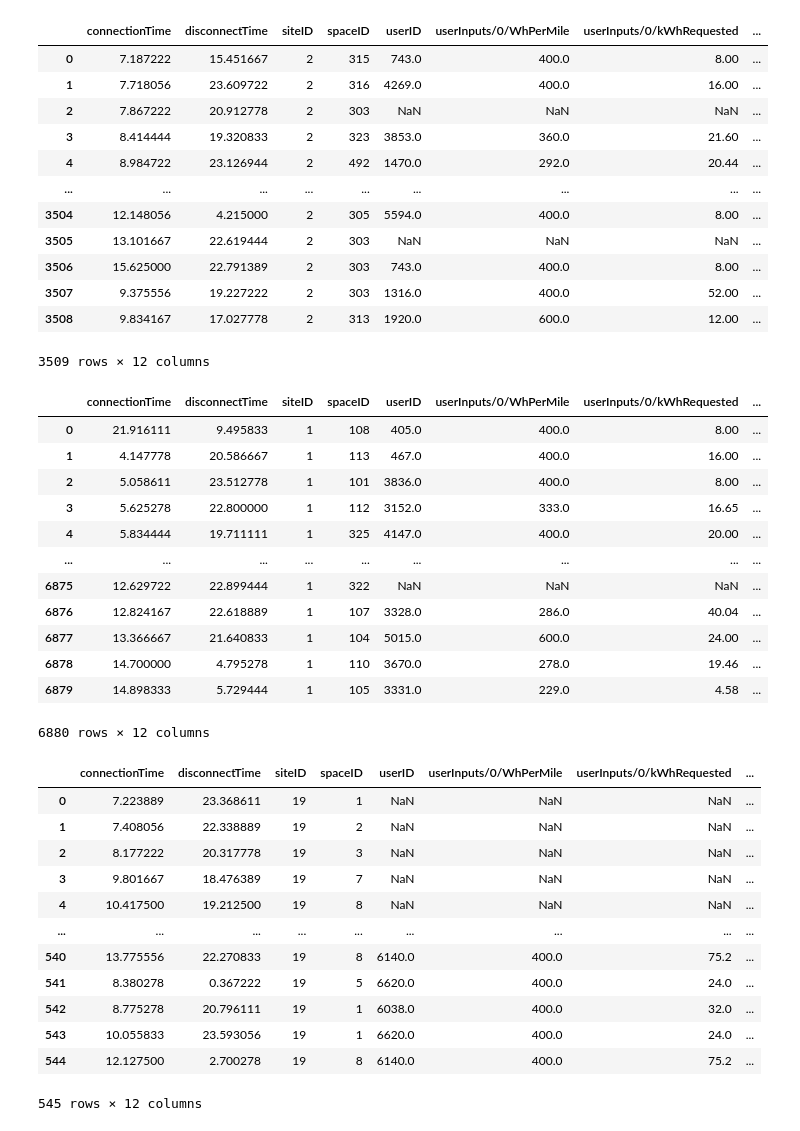
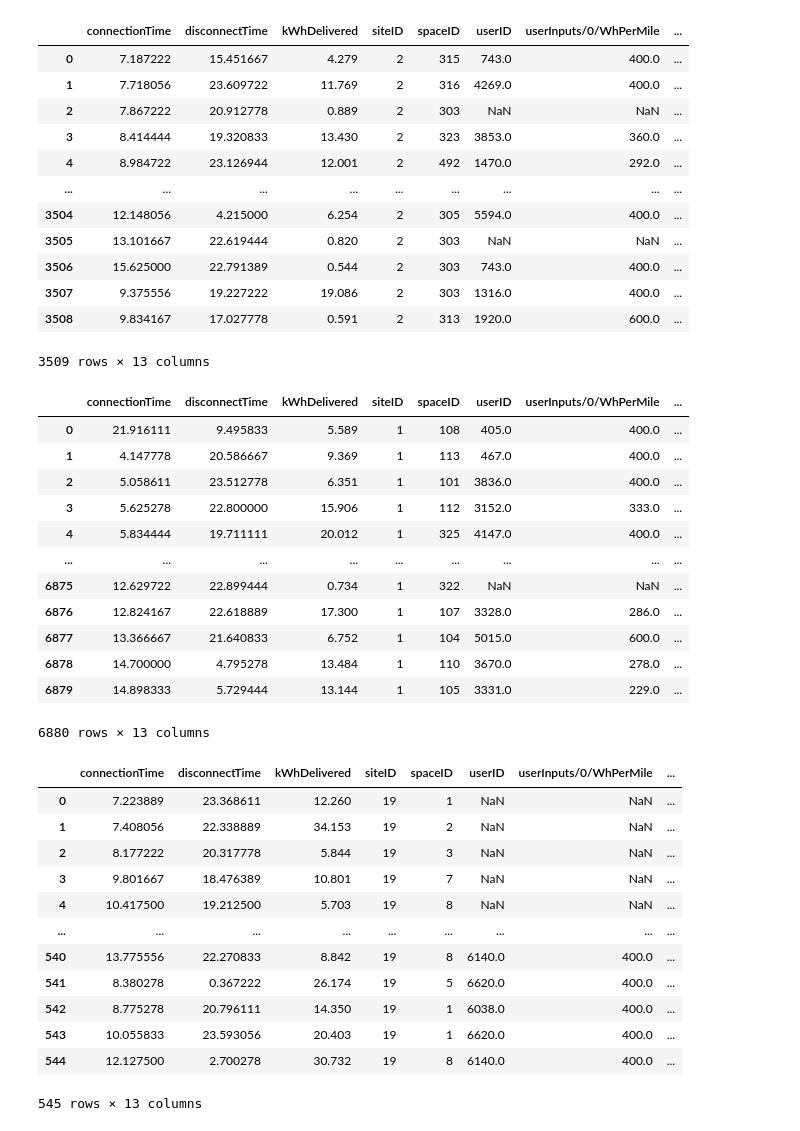
Before and after one commit to ThijsD-02/Machine-Learning-AI-Assignment-ME44312, a Jupyter notebook: regression and neural network notebook.ipynb, the cells around one changed output. Saved outputs shown, nothing was run; the diff lists cells and outputs as text; code cells hidden in the pictures.

```diff
--- a/regression and neural network notebook.ipynb
+++ b/regression and neural network notebook.ipynb
@@ -5,7 +5,7 @@ import pytz
 data = pd.read_csv("Data/acndata_sessions 2019_11 till 2020_5 caltech.csv")
 data.shape[1]
 df = data.drop(data.columns[19:93], axis=1)
-df = df.drop(df.columns[[0,1,4,5,6,9,10]], axis = 1)
+df = df.drop(df.columns[[0,1,4,6,9,10]], axis = 1)
 
 # Define time zones
 gmt_tz = pytz.timezone("GMT")  # UTC/GMT
@@ -40,25 +40,25 @@ display(df)
 
 df.to_csv('caltech_clean.csv')
 # %% [output]
-|  | connectionTime | disconnectTime | siteID | spaceID | userID | userInputs/0/WhPerMile | userInputs/0/kWhRequested | ... |
-| 0 | 7.187222 | 15.451667 | 2 | 315 | 743.0 | 400.0 | 8.00 | ... |
-| 1 | 7.718056 | 23.609722 | 2 | 316 | 4269.0 | 400.0 | 16.00 | ... |
-| 2 | 7.867222 | 20.912778 | 2 | 303 | NaN | NaN | NaN | ... |
-| 3 | 8.414444 | 19.320833 | 2 | 323 | 3853.0 | 360.0 | 21.60 | ... |
-| 4 | 8.984722 | 23.126944 | 2 | 492 | 1470.0 | 292.0 | 20.44 | ... |
+|  | connectionTime | disconnectTime | kWhDelivered | siteID | spaceID | userID | userInputs/0/WhPerMile | ... |
+| 0 | 7.187222 | 15.451667 | 4.279 | 2 | 315 | 743.0 | 400.0 | ... |
+| 1 | 7.718056 | 23.609722 | 11.769 | 2 | 316 | 4269.0 | 400.0 | ... |
+| 2 | 7.867222 | 20.912778 | 0.889 | 2 | 303 | NaN | NaN | ... |
+| 3 | 8.414444 | 19.320833 | 13.430 | 2 | 323 | 3853.0 | 360.0 | ... |
+| 4 | 8.984722 | 23.126944 | 12.001 | 2 | 492 | 1470.0 | 292.0 | ... |
 | ... | ... | ... | ... | ... | ... | ... | ... | ... |
-| 3504 | 12.148056 | 4.215000 | 2 | 305 | 5594.0 | 400.0 | 8.00 | ... |
-| 3505 | 13.101667 | 22.619444 | 2 | 303 | NaN | NaN | NaN | ... |
-| 3506 | 15.625000 | 22.791389 | 2 | 303 | 743.0 | 400.0 | 8.00 | ... |
-| 3507 | 9.375556 | 19.227222 | 2 | 303 | 1316.0 | 400.0 | 52.00 | ... |
-| 3508 | 9.834167 | 17.027778 | 2 | 313 | 1920.0 | 600.0 | 12.00 | ... |
+| 3504 | 12.148056 | 4.215000 | 6.254 | 2 | 305 | 5594.0 | 400.0 | ... |
+| 3505 | 13.101667 | 22.619444 | 0.820 | 2 | 303 | NaN | NaN | ... |
+| 3506 | 15.625000 | 22.791389 | 0.544 | 2 | 303 | 743.0 | 400.0 | ... |
+| 3507 | 9.375556 | 19.227222 | 19.086 | 2 | 303 | 1316.0 | 400.0 | ... |
+| 3508 | 9.834167 | 17.027778 | 0.591 | 2 | 313 | 1920.0 | 600.0 | ... |
-3509 rows × 12 columns
+3509 rows × 13 columns
 # %%
 data = pd.read_csv("Data/acndata_sessions 2019_11 till 2020_5 jpl.csv")
 #display(data)
 data.shape[1]
 df = data.drop(data.columns[19:189], axis=1)
-df = df.drop(df.columns[[0,1,4,5,6,9,10]], axis = 1)
+df = df.drop(df.columns[[0,1,4,6,9,10]], axis = 1)
 
 # Define time zones
 gmt_tz = pytz.timezone("GMT")  # UTC/GMT
@@ -67,53 +67,53 @@ pacific_tz = pytz.timezone("America/Los_Angeles")  # PST/PDT
 # Convert relevant datetime columns
 time_columns = ["connectionTime", "userInputs/0/modifiedAt", "userInputs/0/requestedDeparture"]  # Adjust based on your dataset
 
 for col in time_columns:
     df[col] = pd.to_datetime(df[col], errors="coerce")  # Convert to datetime
     df[col] = df[col].dt.tz_localize(gmt_tz, ambiguous="NaT", nonexistent="NaT")  # Assign GMT
     df[col] = df[col].dt.tz_convert(pacific_tz)  # Convert to PST/PDT
 
 df['connectionTime'] = pd.to_datetime(df['connectionTime'])
 df['connectionTime'] = df['connectionTime'].dt.hour + df['connectionTime'].dt.minute / 60 + df['connectionTime'].dt.second / 3600
 
 df["userInputs/0/modifiedAt"] = pd.to_datetime(df['userInputs/0/modifiedAt'])
 df["userInputs/0/modifiedAt"] = df['userInputs/0/modifiedAt'].dt.hour + df['userInputs/0/modifiedAt'].dt.minute / 60 + df['userInputs/0/modifiedAt'].dt.second / 3600
 
 df['userInputs/0/requestedDeparture'] = pd.to_datetime(df['userInputs/0/requestedDeparture'])
 df['userInputs/0/requestedDeparture'] = df['userInputs/0/requestedDeparture'].dt.hour + df['userInputs/0/requestedDeparture'].dt.minute / 60 + df['userInputs/0/requestedDeparture'].dt.second / 3600
 
 df['disconnectTime'] = pd.to_datetime(df['disconnectTime'])
 df['disconnectTime'] = df['disconnectTime'].dt.hour + df['disconnectTime'].dt.minute / 60 + df['disconnectTime'].dt.second / 3600
 
 df['userInputs/0/paymentRequired'] = df['userInputs/0/paymentRequired'].replace({True: 1, False: 0})
 
 df['spaceID'] = df['spaceID'].str.replace('AG-', '')
 df['spaceID'] = df['spaceID'].str.replace('F', '')
 
 df = df.apply(pd.to_numeric, errors='coerce')
 display(df)
 
 df.to_csv('jpl_clean.csv')
 # %% [output]
-|  | connectionTime | disconnectTime | siteID | spaceID | userID | userInputs/0/WhPerMile | userInputs/0/kWhRequested | ... |
-| 0 | 21.916111 | 9.495833 | 1 | 108 | 405.0 | 400.0 | 8.00 | ... |
-| 1 | 4.147778 | 20.586667 | 1 | 113 | 467.0 | 400.0 | 16.00 | ... |
-| 2 | 5.058611 | 23.512778 | 1 | 101 | 3836.0 | 400.0 | 8.00 | ... |
-| 3 | 5.625278 | 22.800000 | 1 | 112 | 3152.0 | 333.0 | 16.65 | ... |
-| 4 | 5.834444 | 19.711111 | 1 | 325 | 4147.0 | 400.0 | 20.00 | ... |
+|  | connectionTime | disconnectTime | kWhDelivered | siteID | spaceID | userID | userInputs/0/WhPerMile | ... |
+| 0 | 21.916111 | 9.495833 | 5.589 | 1 | 108 | 405.0 | 400.0 | ... |
+| 1 | 4.147778 | 20.586667 | 9.369 | 1 | 113 | 467.0 | 400.0 | ... |
+| 2 | 5.058611 | 23.512778 | 6.351 | 1 | 101 | 3836.0 | 400.0 | ... |
+| 3 | 5.625278 | 22.800000 | 15.906 | 1 | 112 | 3152.0 | 333.0 | ... |
+| 4 | 5.834444 | 19.711111 | 20.012 | 1 | 325 | 4147.0 | 400.0 | ... |
 | ... | ... | ... | ... | ... | ... | ... | ... | ... |
-| 6875 | 12.629722 | 22.899444 | 1 | 322 | NaN | NaN | NaN | ... |
-| 6876 | 12.824167 | 22.618889 | 1 | 107 | 3328.0 | 286.0 | 40.04 | ... |
-| 6877 | 13.366667 | 21.640833 | 1 | 104 | 5015.0 | 600.0 | 24.00 | ... |
-| 6878 | 14.700000 | 4.795278 | 1 | 110 | 3670.0 | 278.0 | 19.46 | ... |
-| 6879 | 14.898333 | 5.729444 | 1 | 105 | 3331.0 | 229.0 | 4.58 | ... |
+| 6875 | 12.629722 | 22.899444 | 0.734 | 1 | 322 | NaN | NaN | ... |
+| 6876 | 12.824167 | 22.618889 | 17.300 | 1 | 107 | 3328.0 | 286.0 | ... |
+| 6877 | 13.366667 | 21.640833 | 6.752 | 1 | 104 | 5015.0 | 600.0 | ... |
+| 6878 | 14.700000 | 4.795278 | 13.484 | 1 | 110 | 3670.0 | 278.0 | ... |
+| 6879 | 14.898333 | 5.729444 | 13.144 | 1 | 105 | 3331.0 | 229.0 | ... |
-6880 rows × 12 columns
+6880 rows × 13 columns
 # %%
 data = pd.read_csv("Data/acndata_sessions 2019_11 till 2020_5 office1.csv")
 
 #display(data)
 data.shape[1]
 df = data.drop(data.columns[20:189], axis=1)
-df = df.drop(df.columns[[0,1,4,5,6,9,10,12]], axis = 1)
+df = df.drop(df.columns[[0,1,4,6,9,10,12]], axis = 1)
 
 # Define time zones
 gmt_tz = pytz.timezone("GMT")  # UTC/GMT
@@ -146,16 +146,16 @@ display(df)
 
 df.to_csv('office1_clean.csv')
 # %% [output]
-|  | connectionTime | disconnectTime | siteID | spaceID | userID | userInputs/0/WhPerMile | userInputs/0/kWhRequested | ... |
-| 0 | 7.223889 | 23.368611 | 19 | 1 | NaN | NaN | NaN | ... |
-| 1 | 7.408056 | 22.338889 | 19 | 2 | NaN | NaN | NaN | ... |
-| 2 | 8.177222 | 20.317778 | 19 | 3 | NaN | NaN | NaN | ... |
-| 3 | 9.801667 | 18.476389 | 19 | 7 | NaN | NaN | NaN | ... |
-| 4 | 10.417500 | 19.212500 | 19 | 8 | NaN | NaN | NaN | ... |
+|  | connectionTime | disconnectTime | kWhDelivered | siteID | spaceID | userID | userInputs/0/WhPerMile | ... |
+| 0 | 7.223889 | 23.368611 | 12.260 | 19 | 1 | NaN | NaN | ... |
+| 1 | 7.408056 | 22.338889 | 34.153 | 19 | 2 | NaN | NaN | ... |
+| 2 | 8.177222 | 20.317778 | 5.844 | 19 | 3 | NaN | NaN | ... |
+| 3 | 9.801667 | 18.476389 | 10.801 | 19 | 7 | NaN | NaN | ... |
+| 4 | 10.417500 | 19.212500 | 5.703 | 19 | 8 | NaN | NaN | ... |
 | ... | ... | ... | ... | ... | ... | ... | ... | ... |
-| 540 | 13.775556 | 22.270833 | 19 | 8 | 6140.0 | 400.0 | 75.2 | ... |
-| 541 | 8.380278 | 0.367222 | 19 | 5 | 6620.0 | 400.0 | 24.0 | ... |
-| 542 | 8.775278 | 20.796111 | 19 | 1 | 6038.0 | 400.0 | 32.0 | ... |
-| 543 | 10.055833 | 23.593056 | 19 | 1 | 6620.0 | 400.0 | 24.0 | ... |
-| 544 | 12.127500 | 2.700278 | 19 | 8 | 6140.0 | 400.0 | 75.2 | ... |
+| 540 | 13.775556 | 22.270833 | 8.842 | 19 | 8 | 6140.0 | 400.0 | ... |
+| 541 | 8.380278 | 0.367222 | 26.174 | 19 | 5 | 6620.0 | 400.0 | ... |
+| 542 | 8.775278 | 20.796111 | 14.350 | 19 | 1 | 6038.0 | 400.0 | ... |
+| 543 | 10.055833 | 23.593056 | 20.403 | 19 | 1 | 6620.0 | 400.0 | ... |
+| 544 | 12.127500 | 2.700278 | 30.732 | 19 | 8 | 6140.0 | 400.0 | ... |
-545 rows × 12 columns
+545 rows × 13 columns
```
Also changed, not shown: 3 other files.
